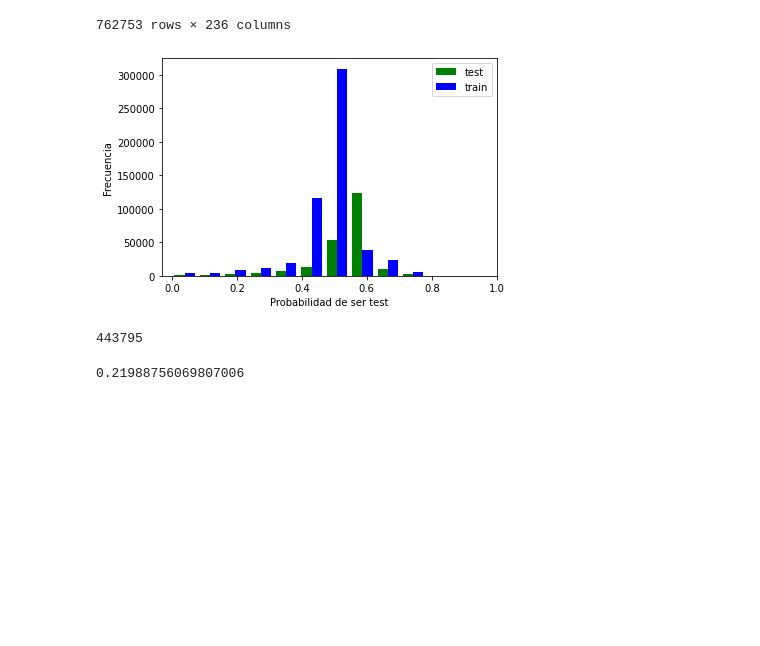
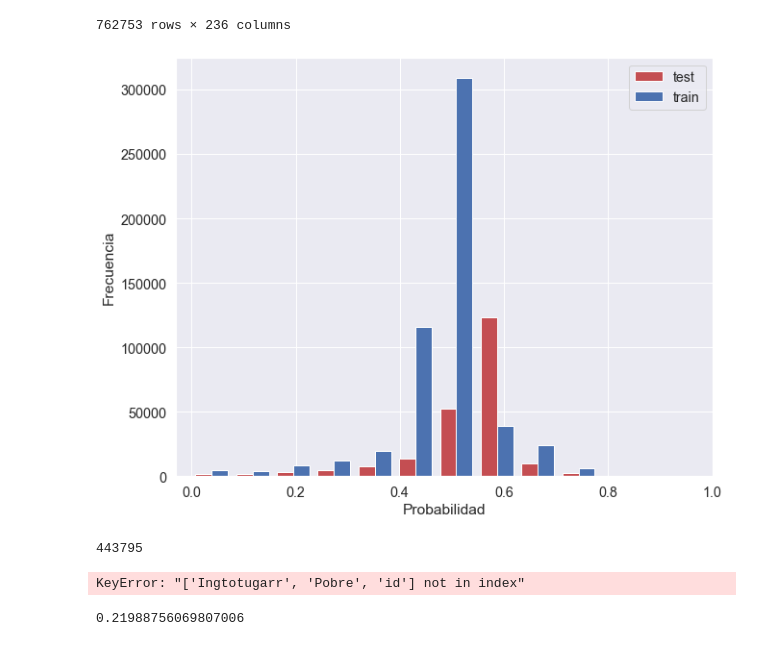
Before and after one commit to sdpinilla18/PS2_BD-ML, a Jupyter notebook: code_PS2_v2.ipynb, the cells around one changed output. Cells and saved outputs as stored; diff of their text form; code cells hidden in the pictures; blank space fills up the shorter version.

```diff
--- a/code_PS2_v2.ipynb
+++ b/code_PS2_v2.ipynb
@@ -287,15 +289,18 @@ grouped = X.groupby(X.test)
 X_train = grouped.get_group(0)
 X_test = grouped.get_group(1)
 # %%
-plt.hist([X_test.si,X_train.si], bins=10, label=['test', 'train'], color=["g", "b"] )
-plt.legend(loc='upper right')
+plt.hist([X_test.si,X_train.si], bins=10, label=["test", "train"], color=["r", "b"] )
+plt.legend(loc="upper right")
 plt.xticks([0,0.2,0.4,0.6,0.8,1])
 plt.ylabel("Frecuencia")
-plt.xlabel("Probabilidad de ser test")
-#plt.savefig("histy.jpg", bbox_inches="tight")
+plt.xlabel("Probabilidad")
+plt.savefig("histy_psm.jpg", bbox_inches="tight")
 plt.show()
+
+len(X_train[X_train.si>=0.5])/len(X_train["Clase_x"])
+X_train=pd.merge(X_train,df[["Ingtotugarr", "Pobre", "id"]], left_index=True, right_index=True)
 # %% [output]
-[figure, old version]
+[figure, new version]
 # %%
 len(X_train[X_train.si>=0.5])
 #/len(X_train)
@@ -320,6 +325,8 @@ y_train2=X_train2[dependientes]
 ##Create independent variables
 X_ttest=X_ttest[var1]
 X_train2=X_train2[var2]
+# %% [output]
+KeyError: "['Ingtotugarr', 'Pobre', 'id'] not in index"
 # %%
 len(y_train2[y_train2.Pobre==1])/len(y_train2.Pobre)
 # %% [output]
```
Also changed, not shown: parts of 4 cells of this notebook, 3 other files.
